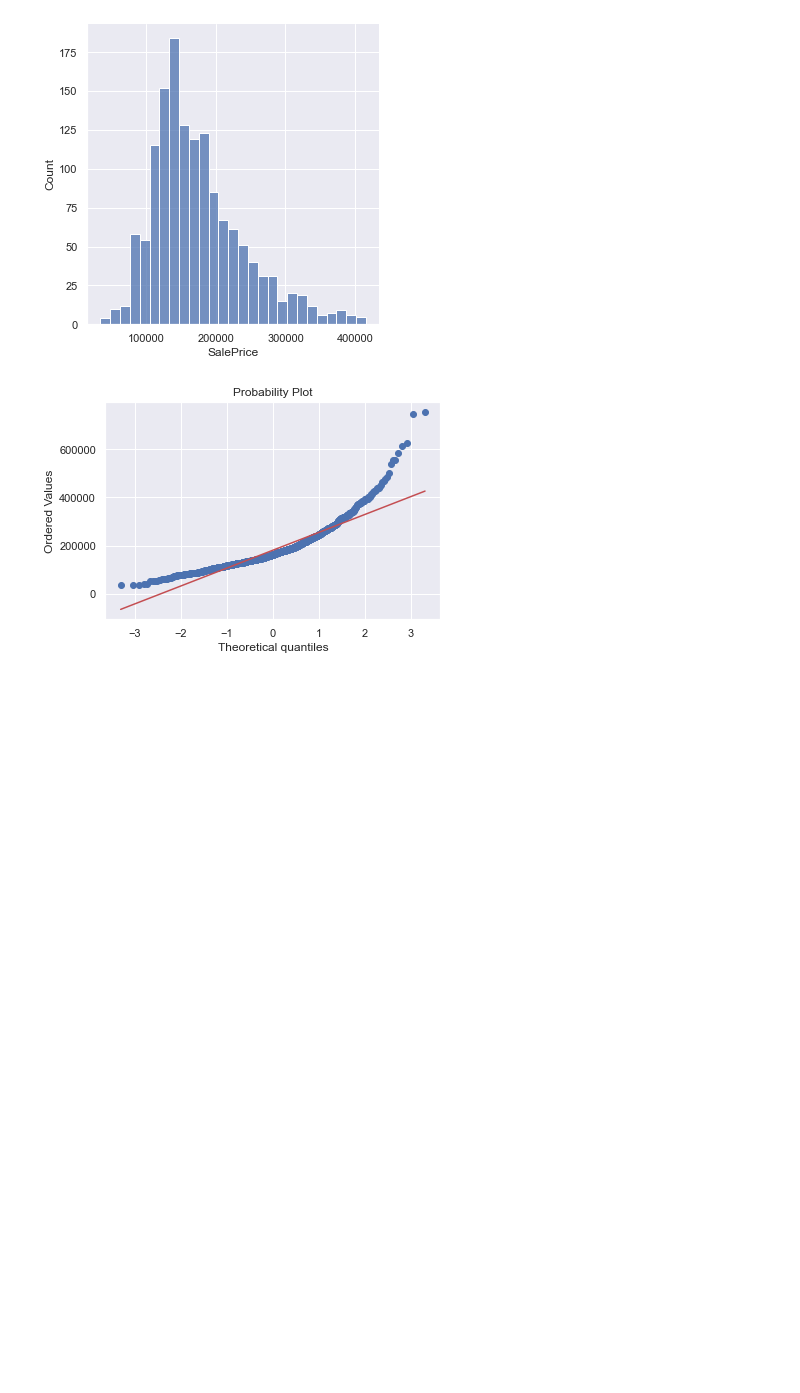
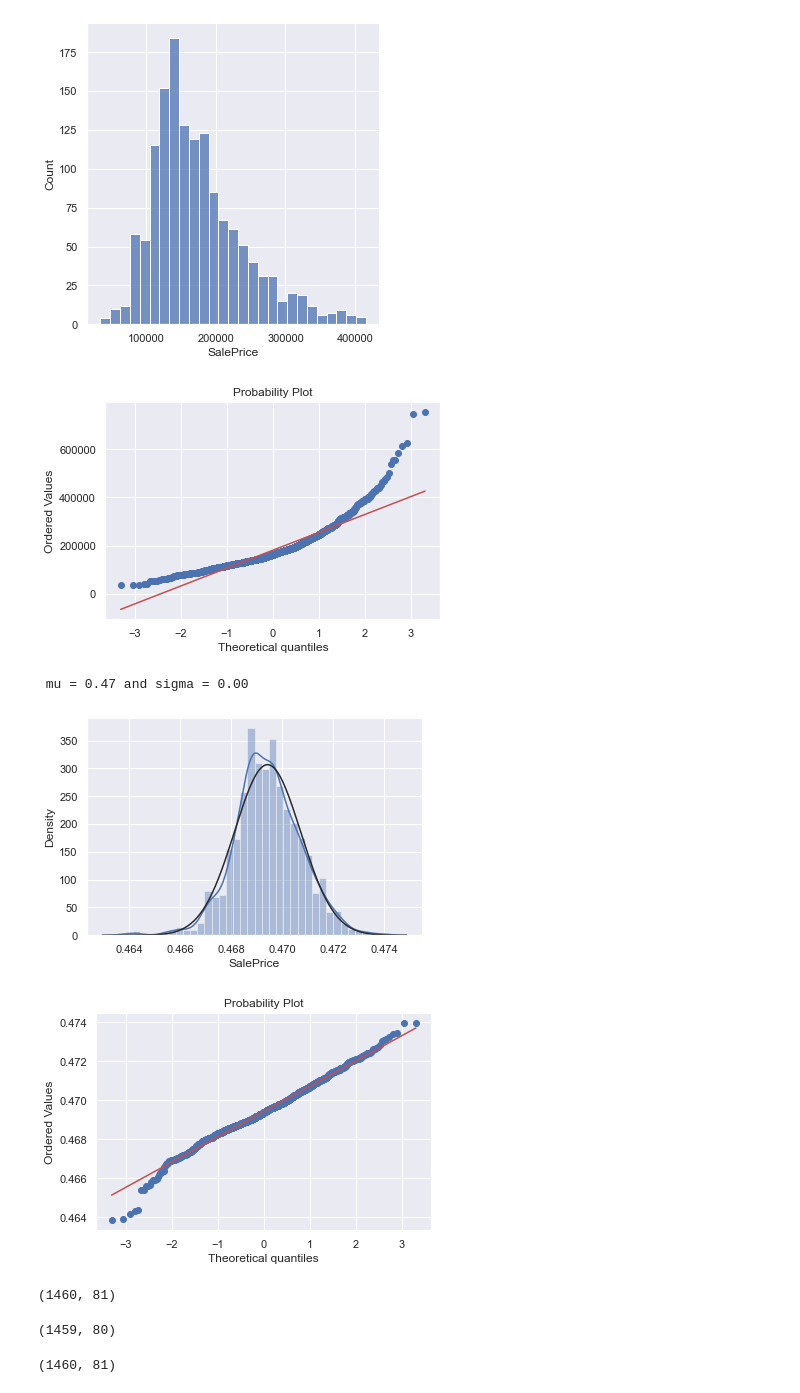
Before and after one commit to aldonaspirz/house-pricecs, a Jupyter notebook: house_priceses.ipynb, the cells around one changed output. Cells and saved outputs as stored; diff of their text form; code cells hidden in the pictures; blank space fills up the shorter version.

```diff
--- a/house_priceses.ipynb
+++ b/house_priceses.ipynb
@@ -175,0 +179,18 @@ plt.show()
+# %%
+train["SalePrice"] = np.log1p(train["SalePrice"])
+sns.distplot(train['SalePrice'], fit=norm)
+# Get the fitted parameters used by the function
+(mu, sigma) = norm.fit(train['SalePrice'])
+print( '\n mu = {:.2f} and sigma = {:.2f}\n'.format(mu, sigma))
+#Get also the QQ-plot
+fig = plt.figure()
+res = stats.probplot(train['SalePrice'], plot=plt)
+plt.show()
+# %% [output]
+ mu = 0.47 and sigma = 0.00
+[figure, added]
+[figure, added]
+# %%
+train.shape
+# %% [output]
+(1460, 81)
@@ -175,0 +199,8 @@ plt.show()
+# %%
+test.shape
+# %% [output]
+(1459, 80)
+# %%
+df.shape
+# %% [output]
+(1460, 81)
```
Also changed, not shown: parts of 10 cells of this notebook.
